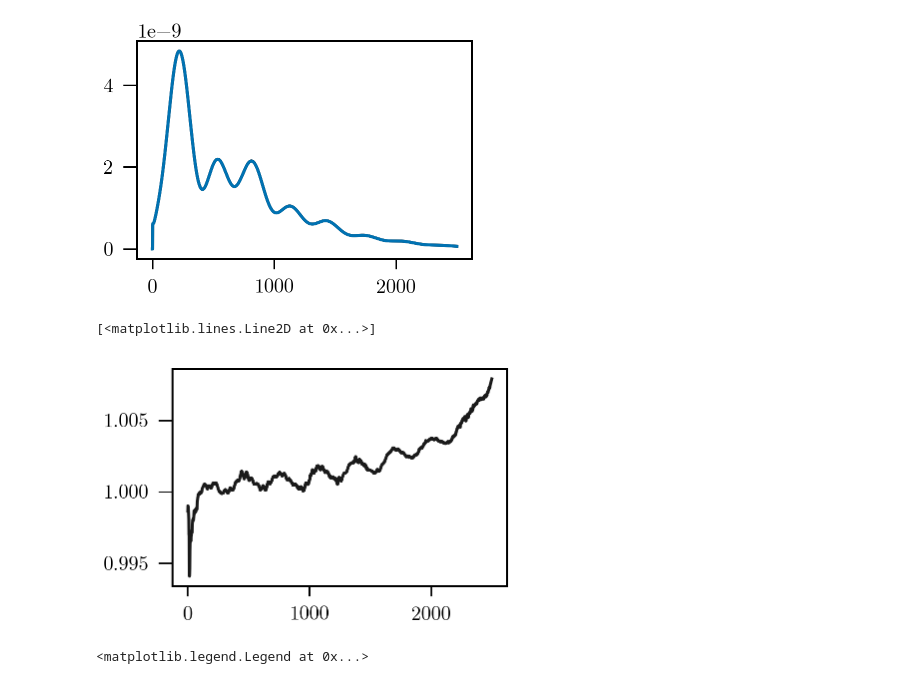
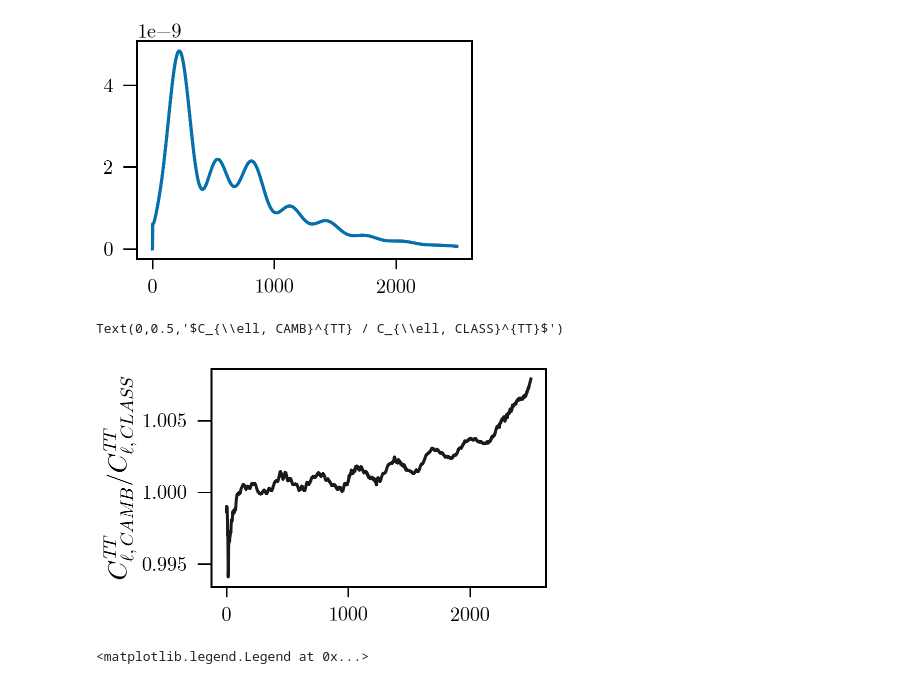
Before and after one commit to xzackli/fishchips-public, a Jupyter notebook: notebooks/CAMB Observables.ipynb, the cells around one changed output. Saved outputs shown, nothing was run; the diff lists cells and outputs as text; code cells hidden in the pictures.

```diff
--- a/notebooks/CAMB Observables.ipynb
+++ b/notebooks/CAMB Observables.ipynb
@@ -16,7 +16,16 @@ import fishchips.camb
 camb_dir = "/home/zequnl/Installs/CAMB/"
 camb_exec = "camb"
 
-obs = fishchips.camb.CAMB_Observables(["omDRh2"], [1.35e-6], [5.6e-8], [2.2e-6],
+
+
+pars = np.array( ['ombh2', 'omch2', 'hubble',  'scalar_amp(1)',
+                  'scalar_spectral_index(1)', 're_optical_depth'])
+centers = np.array([0.022370,  0.120,  67.36,  2.1e-9, 0.9649, 0.0544])
+steps = np.array([0.0001,     0.001,    1.00,   0.01e-9, 0.005, 0.02])
+
+
+obs = fishchips.camb.CAMB_Observables(pars, fiducial=centers,
+                                      left=centers-steps, right=centers+steps,
                                       output_root = "spectra/new_ethos_a4",
                                      CAMB_directory=camb_dir,
                                      CAMB_executable=camb_exec)
@@ -93,9 +124,10 @@ plt.plot( cl_CLASS['tt'] * cl_CLASS['ell']**2 )
 [figure]
 # %%
 plt.plot( cl['tt'] / cl_CLASS['tt'], label="ratio" )
+plt.ylabel("$C_{\ell, CAMB}^{TT} / C_{\ell, CLASS}^{TT}$")
 # %% [output]
-[<matplotlib.lines.Line2D at 0x...>]
+Text(0,0.5,'$C_{\\ell, CAMB}^{TT} / C_{\\ell, CLASS}^{TT}$')
-[figure, old version]
+[figure, new version]
 # %%
 plt.plot( cl['pp'], label="CAMB"  )
 plt.plot( cl_CLASS['pp'], label="CLASS")
```
Also changed, not shown: parts of 4 cells of this notebook, 5 other files.
